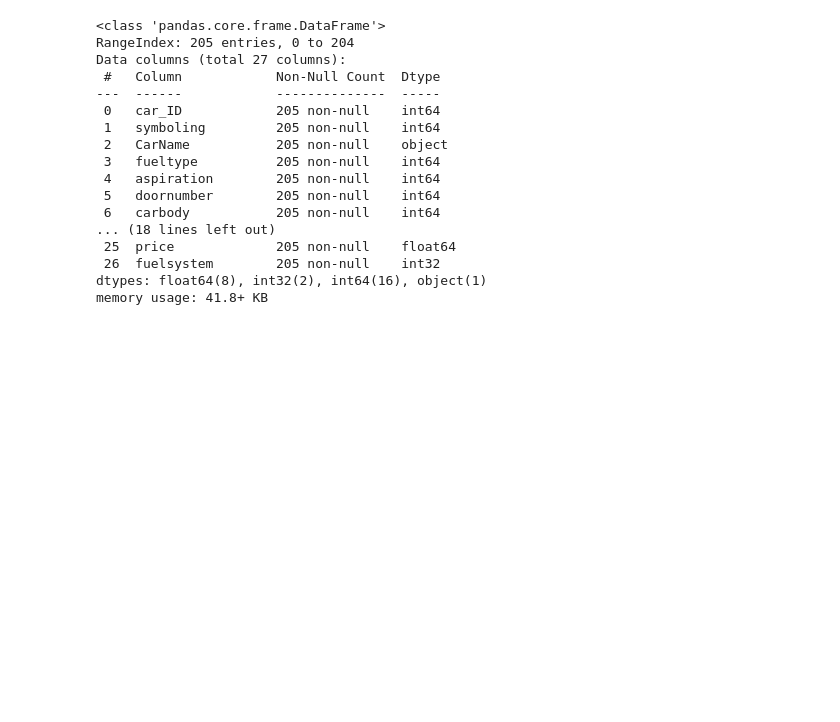
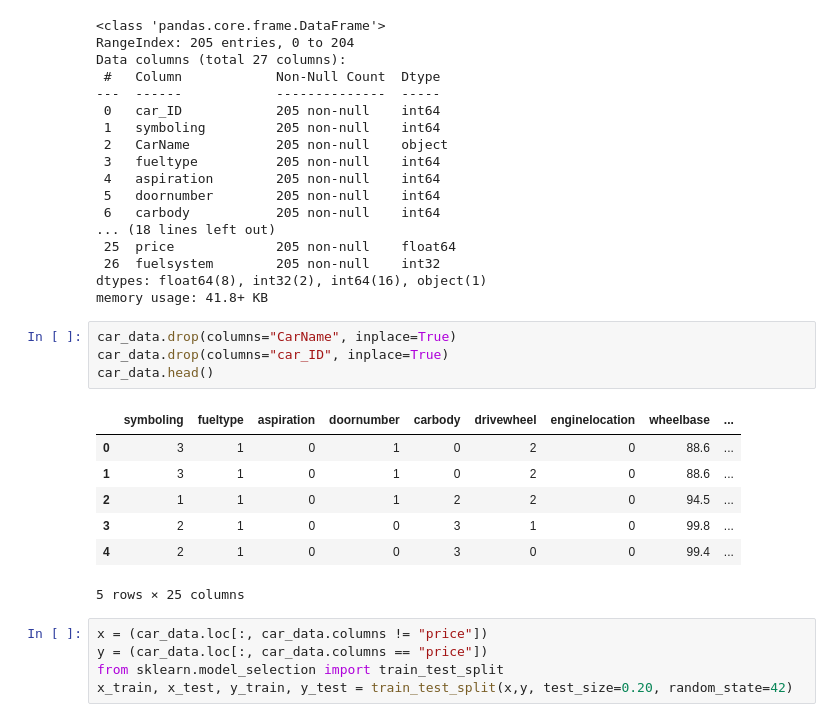
Before and after one commit to amarismail522-zz/DL_assignments_Q2PIAIC, a Jupyter notebook: car_price_predictor.ipynb, the cells around one changed output. Drawn from its saved outputs; the diff is of its cells as text; blank space fills up the shorter version.

```diff
--- a/car_price_predictor.ipynb
+++ b/car_price_predictor.ipynb
@@ -129,3 +129,20 @@ Data columns (total 27 columns):
  26  fuelsystem        205 non-null    int32
 dtypes: float64(8), int32(2), int64(16), object(1)
 memory usage: 41.8+ KB
+# %%
+car_data.drop(columns="CarName", inplace=True)
+car_data.drop(columns="car_ID", inplace=True)
+car_data.head()
+# %% [output]
+|  | symboling | fueltype | aspiration | doornumber | carbody | drivewheel | enginelocation | wheelbase | ... |
+| 0 | 3 | 1 | 0 | 1 | 0 | 2 | 0 | 88.6 | ... |
+| 1 | 3 | 1 | 0 | 1 | 0 | 2 | 0 | 88.6 | ... |
+| 2 | 1 | 1 | 0 | 1 | 2 | 2 | 0 | 94.5 | ... |
+| 3 | 2 | 1 | 0 | 0 | 3 | 1 | 0 | 99.8 | ... |
+| 4 | 2 | 1 | 0 | 0 | 3 | 0 | 0 | 99.4 | ... |
+5 rows × 25 columns
+# %%
+x = (car_data.loc[:, car_data.columns != "price"])
+y = (car_data.loc[:, car_data.columns == "price"])
+from sklearn.model_selection import train_test_split
+x_train, x_test, y_train, y_test = train_test_split(x,y, test_size=0.20, random_state=42)
```
Also changed, not shown: parts of 15 cells of this notebook.
